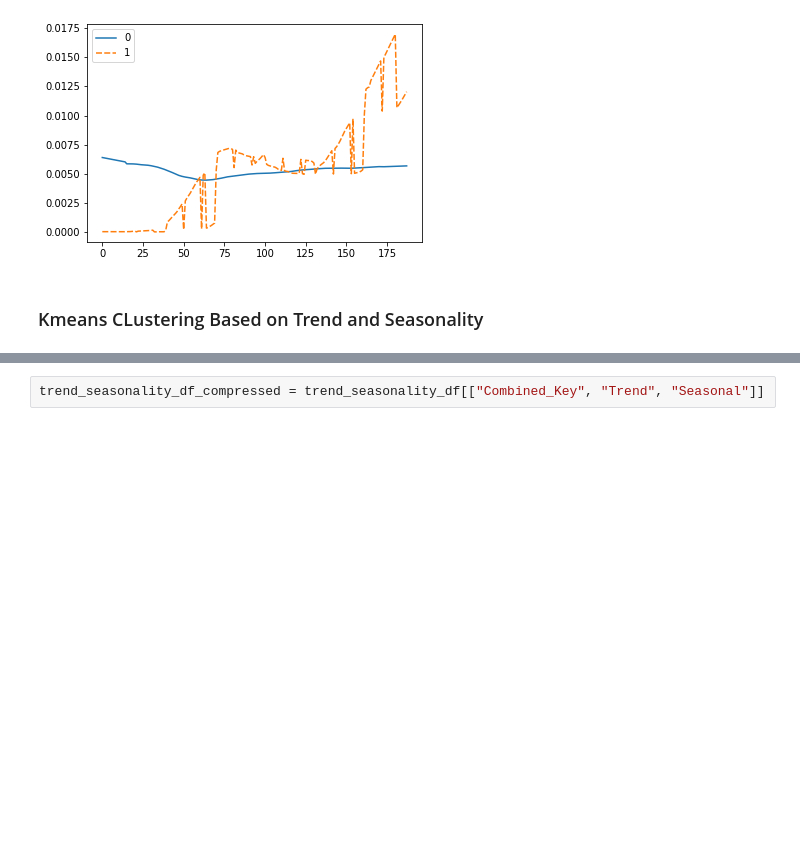
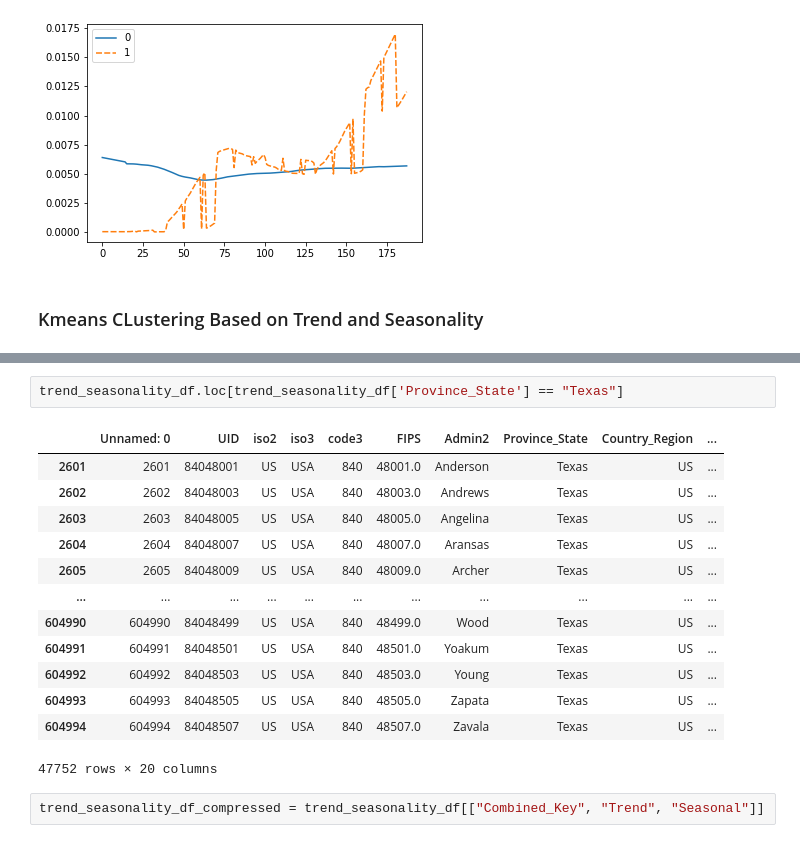
Before and after one commit to gandhimonil9823/Covid_Stock_Analysis, a Jupyter notebook: Covid_Stock.ipynb, the cells around one changed output, grey strips where cells are left out. Saved outputs shown, nothing was run; the diff lists cells and outputs as text; blank space fills up the shorter version.

```diff
--- a/Covid_Stock.ipynb
+++ b/Covid_Stock.ipynb
@@ -770,3 +784,19 @@ trend_seasonality_df
+# %%
+trend_seasonality_df.loc[trend_seasonality_df['Province_State'] == "Texas"]
+# %% [output]
+|  | Unnamed: 0 | UID | iso2 | iso3 | code3 | FIPS | Admin2 | Province_State | Country_Region | ... |
+| 2601 | 2601 | 84048001 | US | USA | 840 | 48001.0 | Anderson | Texas | US | ... |
+| 2602 | 2602 | 84048003 | US | USA | 840 | 48003.0 | Andrews | Texas | US | ... |
+| 2603 | 2603 | 84048005 | US | USA | 840 | 48005.0 | Angelina | Texas | US | ... |
+| 2604 | 2604 | 84048007 | US | USA | 840 | 48007.0 | Aransas | Texas | US | ... |
+| 2605 | 2605 | 84048009 | US | USA | 840 | 48009.0 | Archer | Texas | US | ... |
+| ... | ... | ... | ... | ... | ... | ... | ... | ... | ... | ... |
+| 604990 | 604990 | 84048499 | US | USA | 840 | 48499.0 | Wood | Texas | US | ... |
+| 604991 | 604991 | 84048501 | US | USA | 840 | 48501.0 | Yoakum | Texas | US | ... |
+| 604992 | 604992 | 84048503 | US | USA | 840 | 48503.0 | Young | Texas | US | ... |
+| 604993 | 604993 | 84048505 | US | USA | 840 | 48505.0 | Zapata | Texas | US | ... |
+| 604994 | 604994 | 84048507 | US | USA | 840 | 48507.0 | Zavala | Texas | US | ... |
+47752 rows × 20 columns
 # %%
 trend_seasonality_df_compressed = trend_seasonality_df[["Combined_Key", "Trend", "Seasonal"]]
 # %%
```
Also changed, not shown: parts of 4 cells of this notebook.
